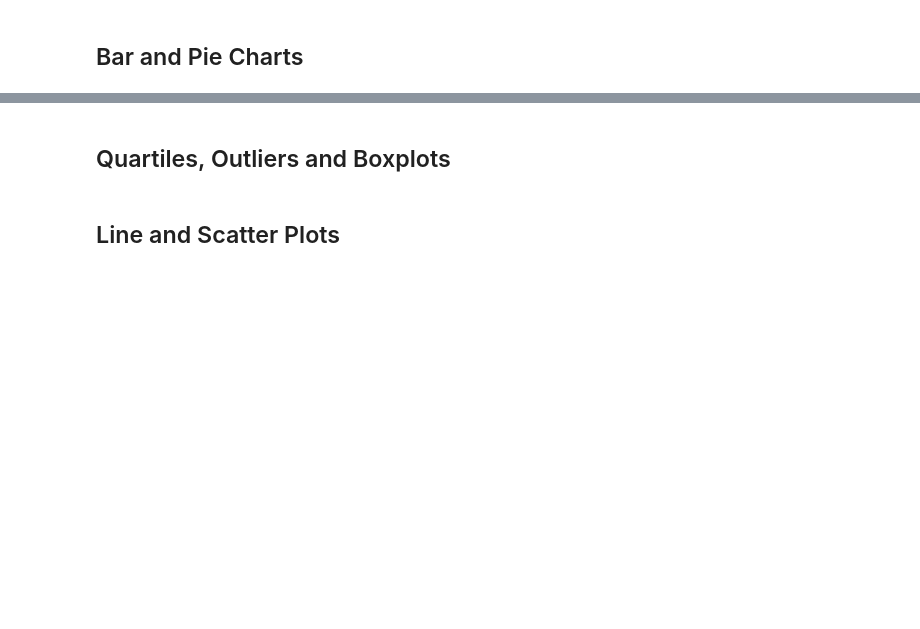
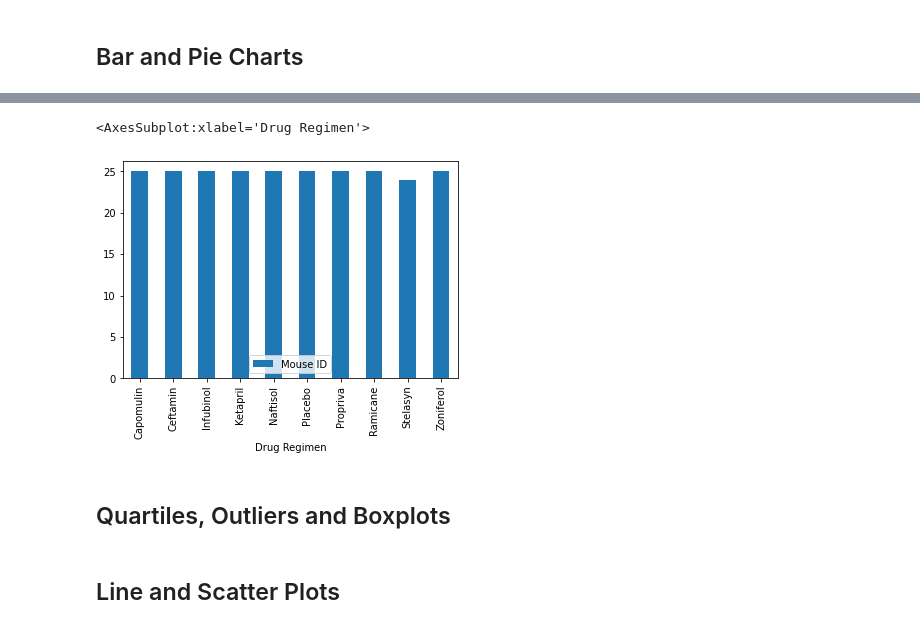
Before and after one commit to Slyssy/matplotlib-challenge, a Jupyter notebook: The_Power_of_Plots/Pymaceuticals/pymaceuticals.ipynb, the cells around one changed output, grey strips where cells are left out. Drawn from its saved outputs; the diff is of its cells as text; code cells hidden in the pictures; blank space fills up the shorter version.

Commit message:
Solved second summary statistic problem using groupby.agg

```diff
--- a/The_Power_of_Plots/Pymaceuticals/pymaceuticals.ipynb
+++ b/The_Power_of_Plots/Pymaceuticals/pymaceuticals.ipynb
@@ -190,0 +148,4 @@ SpecificationError: nested renamer is not supported
+# %%
+df=df.replace(np.nan,0)
+drug_regimen_count_df = df.groupby(["Drug Regimen"]).agg({"Mouse ID": "nunique"})
+drug_regimen_count_df
@@ -191,3 +165,8 @@ SpecificationError: nested renamer is not supported
+# %%
+drug_regimen_count_df.plot.bar()
+# %% [output]
+<AxesSubplot:xlabel='Drug Regimen'>
+[figure, added]
 # %%
 # Generate a bar plot showing the total number of mice for each treatment throughout the course of the study using pyplot.
 # %%
```
Also changed, not shown: parts of 9 cells of this notebook.
